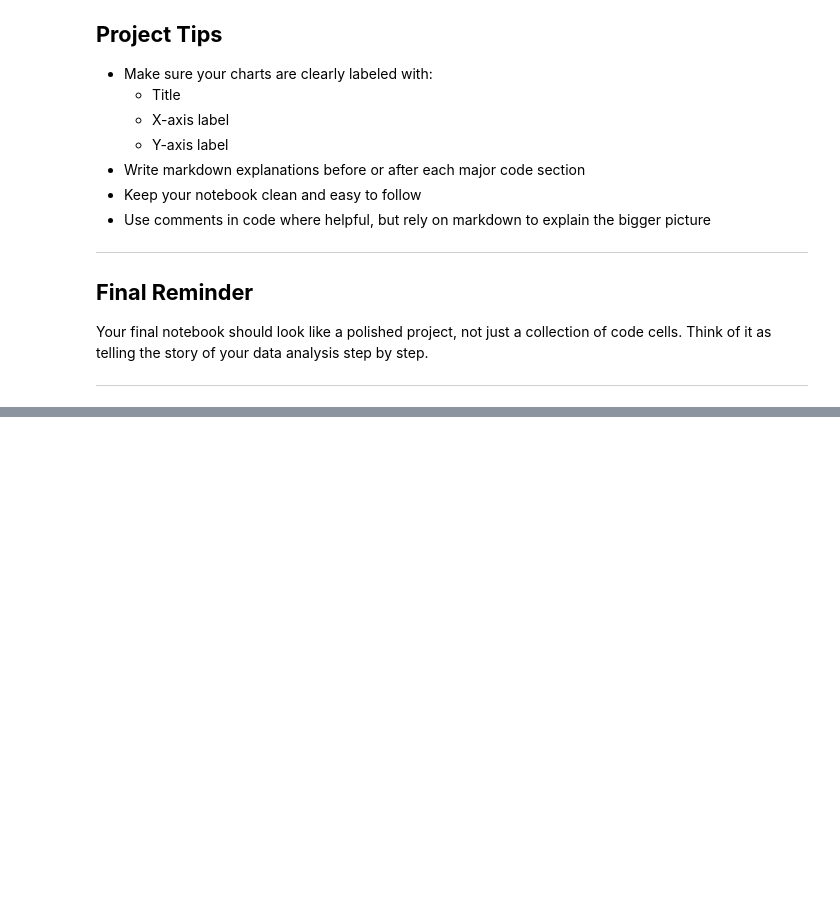
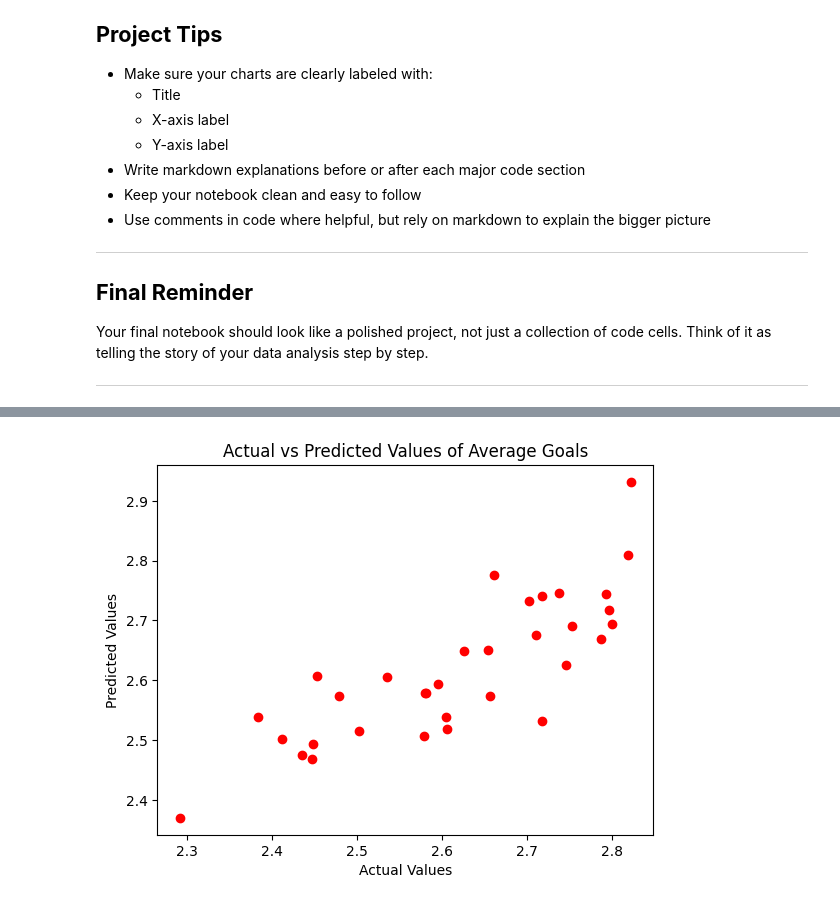
Before and after one commit to ckbaker78/homework3-, a Jupyter notebook: FINAL PROJECT /dx602_final_project.ipynb, the cells around one changed output, grey strips where cells are left out. Saved outputs shown, nothing was run; the diff lists cells and outputs as text; code cells hidden in the pictures; blank space fills up the shorter version.

```diff
--- a/FINAL PROJECT /dx602_final_project.ipynb
+++ b/FINAL PROJECT /dx602_final_project.ipynb
@@ -698,0 +941,81 @@ dtype: float64
+# %%
+from sklearn.linear_model import LinearRegression
+from sklearn.metrics import r2_score, mean_squared_error
+import matplotlib.pyplot as plt
+
+
+# Comparing the average home goals per team and the average away goals per team
+
+model_df = games_status_data_frame[
+    ['Average Home Goals Per Team', 'Average Away Goals Per Team']
+].dropna()
+
+X = model_df[['Average Home Goals Per Team']]
+y = model_df['Average Away Goals Per Team']
+
+model = LinearRegression()
+model.fit(X, y)
+y_pred = model.predict(X)
+
+
+# scatter plot of actual vs predicted values
+plt.scatter(y, y_pred, color = 'red')
+plt.title('Actual vs Predicted Values of Average Goals')
+plt.xlabel('Actual Values')
+plt.ylabel('Predicted Values')
+
+print('Prediciton of Away Goal Average Based on Home Goals Average:')
+print("Intercept:", round(model.intercept_, 4))
+print("Coefficient:", round(model.coef_[0], 4))
+print("R^2:", round(r2_score(y, y_pred), 4))
+print("MSE:", round(mean_squared_error(y, y_pred), 4))
+
+plt.figure(figsize=(8,6))
+plt.scatter(X, y, alpha=0.7)
+plt.plot(X, y_pred, color='red', linewidth=2)
+plt.xlabel("Average Home Goals Per Team")
+plt.ylabel("Average Away Goals Per Team")
+plt.title("Linear Regression: Average Home Goals vs Average Away Goals")
+plt.tight_layout()
+plt.show()
+
+
+# comparing the average home win percentage to the average away percentage.
+
+model_df = games_status_data_frame[
+    ['Home Win Percentage', 'Away Win Percentage']
+].dropna()
+
+X = model_df[['Home Win Percentage']]
+y = model_df['Away Win Percentage']
+
+model = LinearRegression()
+model.fit(X, y)
+y_pred = model.predict(X)
+
+print('Prediciton of Away Win % Based on Home Win %:')
+print("Intercept:", round(model.intercept_, 4))
+print("Coefficient:", round(model.coef_[0], 4))
+print("R^2:", round(r2_score(y, y_pred), 4))
+print("MSE:", round(mean_squared_error(y, y_pred), 4))
+
+
+plt.figure(figsize=(8,6))
+plt.scatter(y, y_pred, color='purple', alpha=0.7)
+plt.xlabel('Actual Away Win Percentage')
+plt.ylabel('Predicted Away Win Percentage')
+plt.title('Actual vs Predicted: Away Win Percentage')
+
+plt.tight_layout()
+plt.show()
+
+
+plt.figure(figsize=(8,6))
+plt.scatter(X, y, alpha=0.7, color='purple')
+plt.plot(X, y_pred, color='red', linewidth=2)
+plt.xlabel("Home Win Percentage")
+plt.ylabel("Away Win Percentage")
+plt.title("Linear Regression: Home Win Percentage vs Away Win Percentage")
+plt.tight_layout()
+plt.show()
+# %% [output]
@@ -698,0 +1027 @@ dtype: float64
+[figure, added]
```
Also changed, not shown: parts of 29 cells of this notebook.
